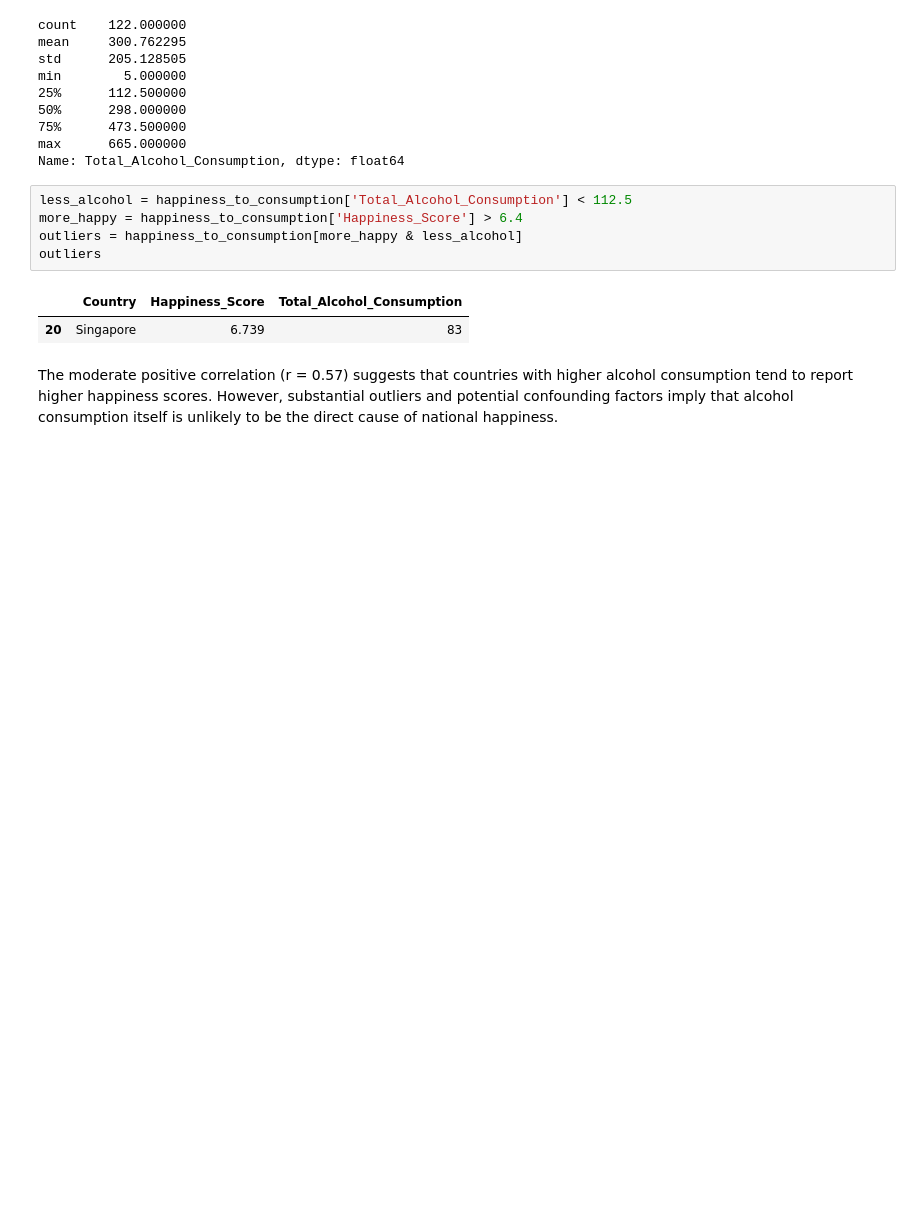
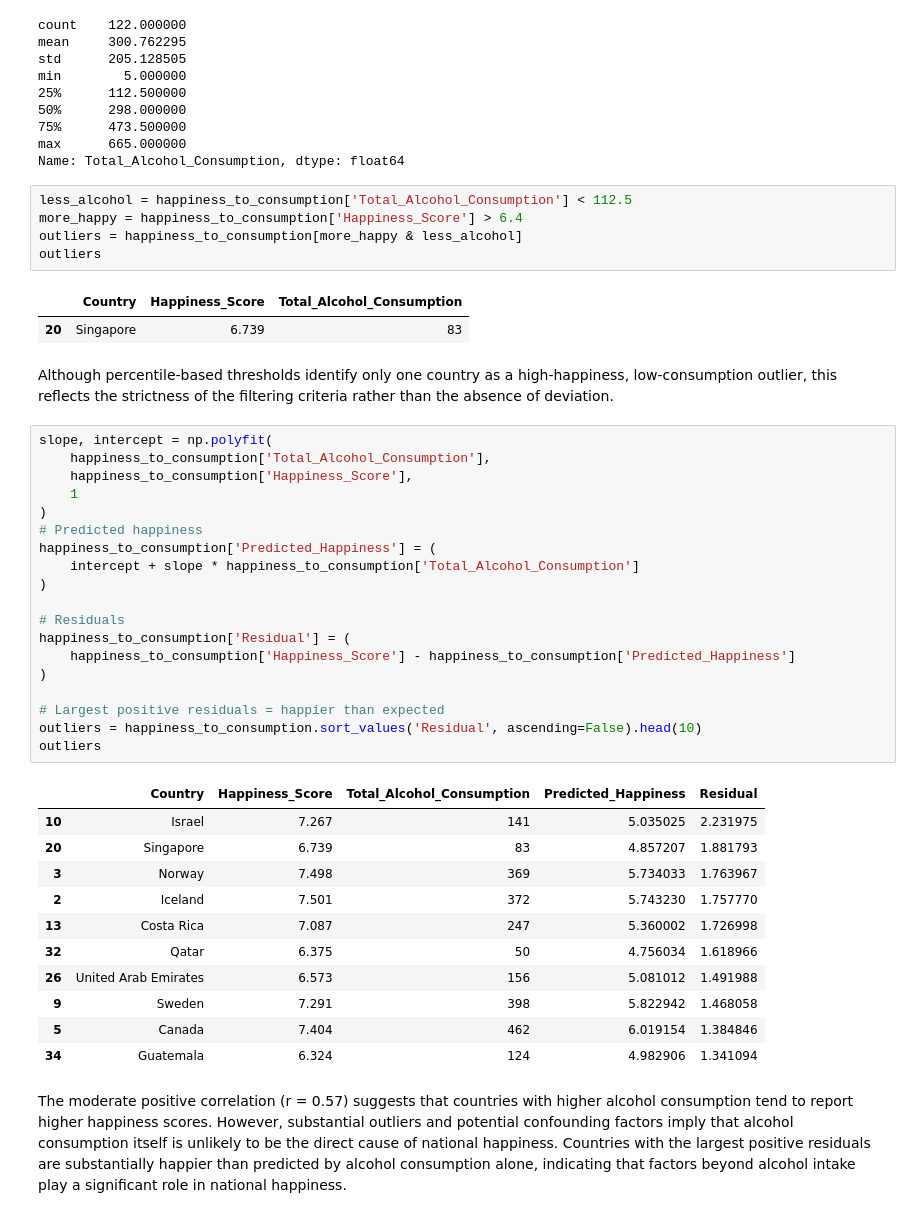
Before and after one commit to jaharbaugh/exploring-happiness-and-alcohol, a Jupyter notebook: alcohol-happiness.ipynb, the cells around one changed output. Saved outputs shown, nothing was run; the diff lists cells and outputs as text; blank space fills up the shorter version.

```diff
--- a/alcohol-happiness.ipynb
+++ b/alcohol-happiness.ipynb
@@ -136,5 +149,38 @@ outliers
 # %% [output]
 |  | Country | Happiness_Score | Total_Alcohol_Consumption |
 | 20 | Singapore | 6.739 | 83 |
+# %% [markdown]
+Although percentile-based thresholds identify only one country as a high-happiness, low-consumption outlier, this reflects the strictness of the filtering criteria rather than the absence of deviation.
+# %%
+slope, intercept = np.polyfit(
+    happiness_to_consumption['Total_Alcohol_Consumption'],
+    happiness_to_consumption['Happiness_Score'],
+    1
+)
+# Predicted happiness
+happiness_to_consumption['Predicted_Happiness'] = (
+    intercept + slope * happiness_to_consumption['Total_Alcohol_Consumption']
+)
+
+# Residuals
+happiness_to_consumption['Residual'] = (
+    happiness_to_consumption['Happiness_Score'] - happiness_to_consumption['Predicted_Happiness']
+)
+
+# Largest positive residuals = happier than expected
+outliers = happiness_to_consumption.sort_values('Residual', ascending=False).head(10)
+outliers
+# %% [output]
+|  | Country | Happiness_Score | Total_Alcohol_Consumption | Predicted_Happiness | Residual |
+| 10 | Israel | 7.267 | 141 | 5.035025 | 2.231975 |
+| 20 | Singapore | 6.739 | 83 | 4.857207 | 1.881793 |
+| 3 | Norway | 7.498 | 369 | 5.734033 | 1.763967 |
+| 2 | Iceland | 7.501 | 372 | 5.743230 | 1.757770 |
+| 13 | Costa Rica | 7.087 | 247 | 5.360002 | 1.726998 |
+| 32 | Qatar | 6.375 | 50 | 4.756034 | 1.618966 |
+| 26 | United Arab Emirates | 6.573 | 156 | 5.081012 | 1.491988 |
+| 9 | Sweden | 7.291 | 398 | 5.822942 | 1.468058 |
+| 5 | Canada | 7.404 | 462 | 6.019154 | 1.384846 |
+| 34 | Guatemala | 6.324 | 124 | 4.982906 | 1.341094 |
 # %% [markdown]
-The moderate positive correlation (r = 0.57) suggests that countries with higher alcohol consumption tend to report higher happiness scores. However, substantial outliers and potential confounding factors imply that alcohol consumption itself is unlikely to be the direct cause of national happiness.
+The moderate positive correlation (r = 0.57) suggests that countries with higher alcohol consumption tend to report higher happiness scores. However, substantial outliers and potential confounding factors imply that alcohol consumption itself is unlikely to be the direct cause of national happiness. Countries with the largest positive residuals are substantially happier than predicted by alcohol consumption alone, indicating that factors beyond alcohol intake play a significant role in national happiness.
```
Also changed, not shown: parts of 10 cells of this notebook.
